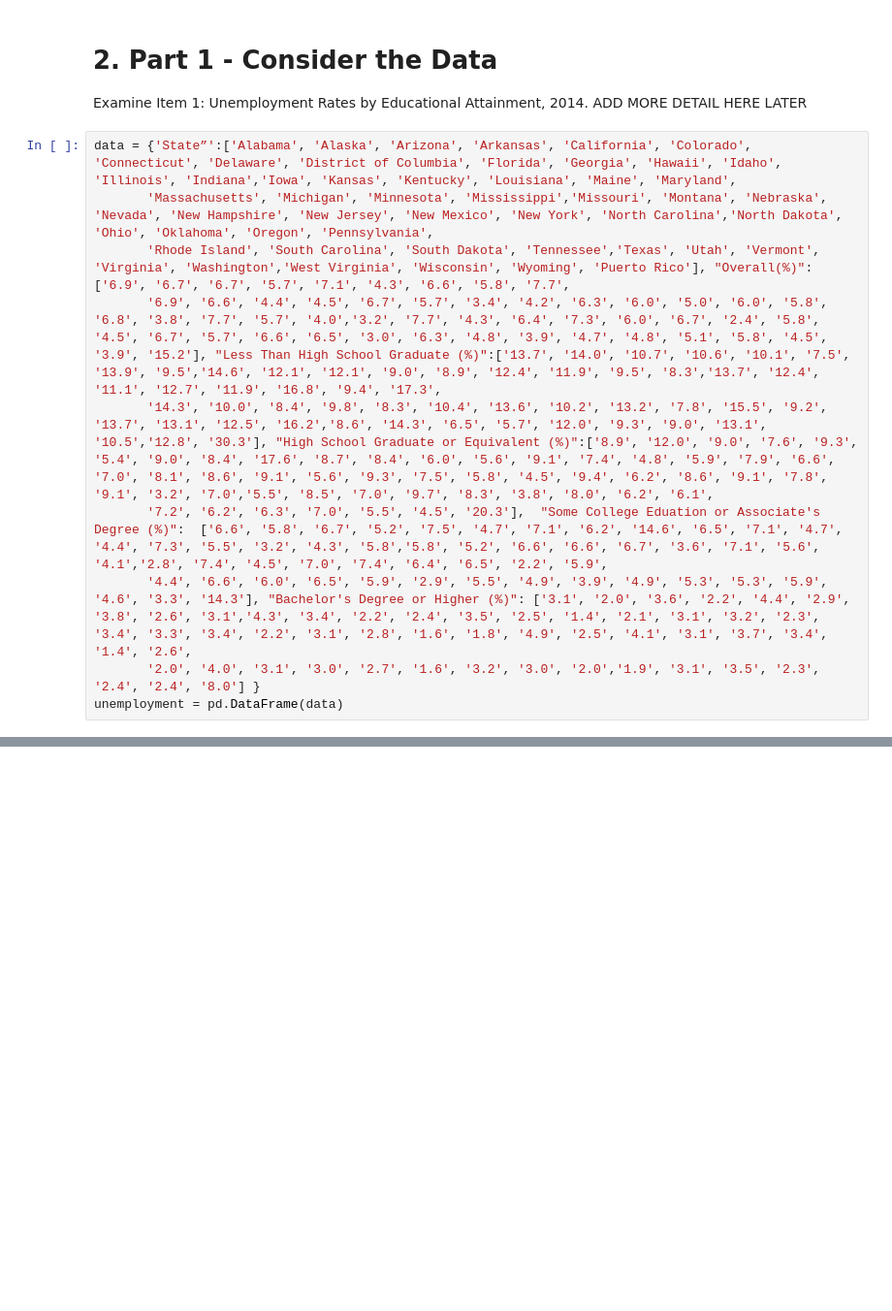
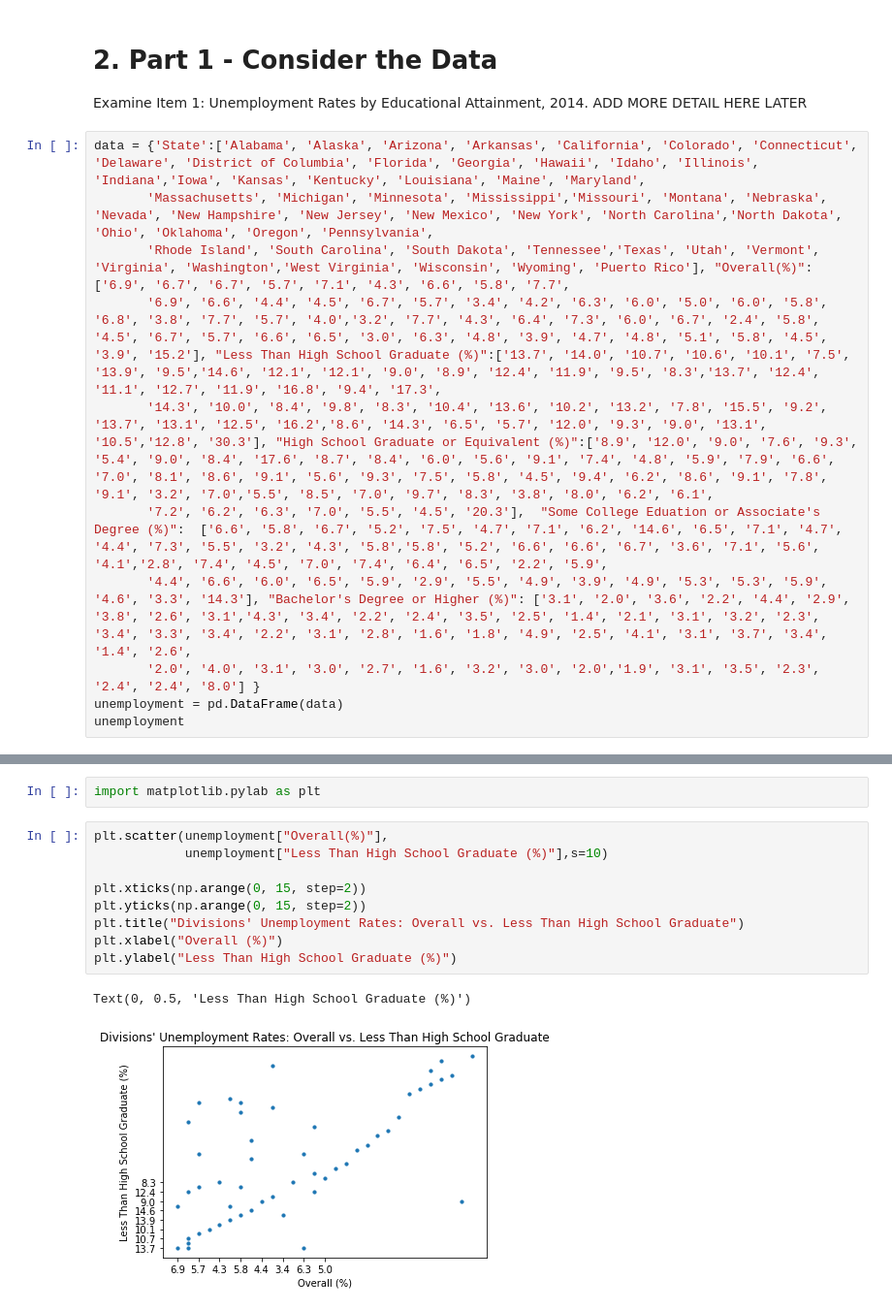
Before and after one commit to jarellymartin/census-notebooks, a Jupyter notebook: curriculum-notebooks/Applying Correlation Coefficients - Educational Attainment and Unemployment (V1).ipynb, the cells around one changed output, grey strips where cells are left out. Shown at 97% size. Saved outputs shown, nothing was run; the diff lists cells and outputs as text; blank space fills up the shorter version.

```diff
--- a/curriculum-notebooks/Applying Correlation Coefficients - Educational Attainment and Unemployment (V1).ipynb
+++ b/curriculum-notebooks/Applying Correlation Coefficients - Educational Attainment and Unemployment (V1).ipynb
@@ -84,7 +84,7 @@ For more information, check out this document [here](https://www2.census.gov/pro
 
 Examine Item 1: Unemployment Rates by Educational Attainment, 2014. ADD MORE DETAIL HERE LATER
 # %%
-data = {'State”':['Alabama', 'Alaska', 'Arizona', 'Arkansas', 'California', 'Colorado', 'Connecticut', 'Delaware', 'District of Columbia', 'Florida', 'Georgia', 'Hawaii', 'Idaho', 'Illinois', 'Indiana','Iowa', 'Kansas', 'Kentucky', 'Louisiana', 'Maine', 'Maryland',
+data = {'State':['Alabama', 'Alaska', 'Arizona', 'Arkansas', 'California', 'Colorado', 'Connecticut', 'Delaware', 'District of Columbia', 'Florida', 'Georgia', 'Hawaii', 'Idaho', 'Illinois', 'Indiana','Iowa', 'Kansas', 'Kentucky', 'Louisiana', 'Maine', 'Maryland',
        'Massachusetts', 'Michigan', 'Minnesota', 'Mississippi','Missouri', 'Montana', 'Nebraska', 'Nevada', 'New Hampshire', 'New Jersey', 'New Mexico', 'New York', 'North Carolina','North Dakota', 'Ohio', 'Oklahoma', 'Oregon', 'Pennsylvania',
        'Rhode Island', 'South Carolina', 'South Dakota', 'Tennessee','Texas', 'Utah', 'Vermont', 'Virginia', 'Washington','West Virginia', 'Wisconsin', 'Wyoming', 'Puerto Rico'], "Overall(%)": ['6.9', '6.7', '6.7', '5.7', '7.1', '4.3', '6.6', '5.8', '7.7',
        '6.9', '6.6', '4.4', '4.5', '6.7', '5.7', '3.4', '4.2', '6.3', '6.0', '5.0', '6.0', '5.8', '6.8', '3.8', '7.7', '5.7', '4.0','3.2', '7.7', '4.3', '6.4', '7.3', '6.0', '6.7', '2.4', '5.8', '4.5', '6.7', '5.7', '6.6', '6.5', '3.0', '6.3', '4.8', '3.9', '4.7', '4.8', '5.1', '5.8', '4.5', '3.9', '15.2'], "Less Than High School Graduate (%)":['13.7', '14.0', '10.7', '10.6', '10.1', '7.5', '13.9', '9.5','14.6', '12.1', '12.1', '9.0', '8.9', '12.4', '11.9', '9.5', '8.3','13.7', '12.4', '11.1', '12.7', '11.9', '16.8', '9.4', '17.3',
@@ -93,3 +93,4 @@ data = {'State”':['Alabama', 'Alaska', 'Arizona', 'Arkansas', 'California', 'C
        '4.4', '6.6', '6.0', '6.5', '5.9', '2.9', '5.5', '4.9', '3.9', '4.9', '5.3', '5.3', '5.9', '4.6', '3.3', '14.3'], "Bachelor's Degree or Higher (%)": ['3.1', '2.0', '3.6', '2.2', '4.4', '2.9', '3.8', '2.6', '3.1','4.3', '3.4', '2.2', '2.4', '3.5', '2.5', '1.4', '2.1', '3.1', '3.2', '2.3', '3.4', '3.3', '3.4', '2.2', '3.1', '2.8', '1.6', '1.8', '4.9', '2.5', '4.1', '3.1', '3.7', '3.4', '1.4', '2.6',
        '2.0', '4.0', '3.1', '3.0', '2.7', '1.6', '3.2', '3.0', '2.0','1.9', '3.1', '3.5', '2.3', '2.4', '2.4', '8.0'] }
 unemployment = pd.DataFrame(data)
+unemployment
@@ -99,0 +138,14 @@ unemployment = pd.DataFrame(data)
+# %%
+import matplotlib.pylab as plt
+# %%
+plt.scatter(unemployment["Overall(%)"],
+            unemployment["Less Than High School Graduate (%)"],s=10)
+
+plt.xticks(np.arange(0, 15, step=2))
+plt.yticks(np.arange(0, 15, step=2))
+plt.title("Divisions' Unemployment Rates: Overall vs. Less Than High School Graduate")
+plt.xlabel("Overall (%)")
+plt.ylabel("Less Than High School Graduate (%)")
+# %% [output]
+Text(0, 0.5, 'Less Than High School Graduate (%)')
+[figure, added]
```
Also changed, not shown: parts of 22 cells of this notebook.
